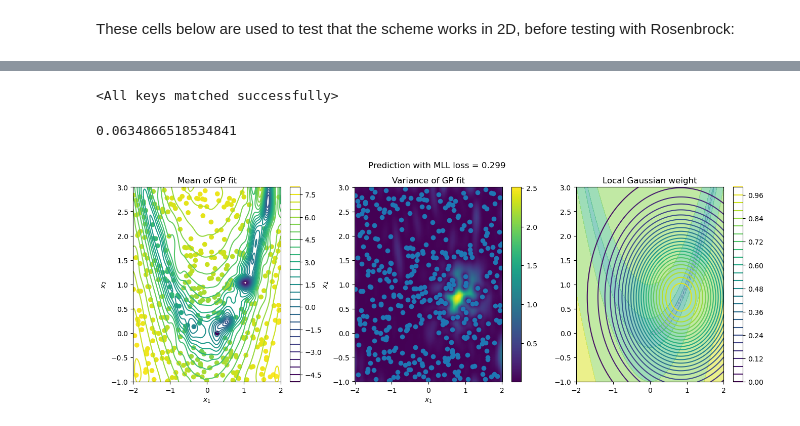
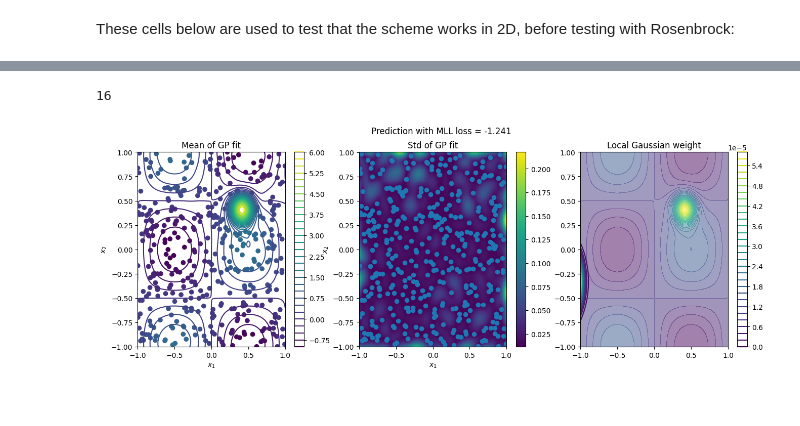
Before and after one commit to huaiyuli/LocalKernelTest, a Jupyter notebook: Adapted_Kernel.ipynb, the cells around one changed output, grey strips where cells are left out. Saved outputs shown, nothing was run; the diff lists cells and outputs as text; code cells hidden in the pictures.

Commit message:
Added some tests for the previous kernel

```diff
--- a/Adapted_Kernel.ipynb
+++ b/Adapted_Kernel.ipynb
@@ -648,0 +759,2 @@ plt.colorbar()
+# %%
+model2.load_state_dict(hypers_list[45])
@@ -728,22 +1029,21 @@ for init_draw in range(50):
 
             optimizer.step(closure)
             loss = closure()
-    except Exception:
-        print(Exception)
+
+        hypers_list.append(deepcopy(model2.state_dict()))
+        loss_list.append(loss.item())
+    except Exception as error:
+        print(error)
         hypers_list.append([])
         loss_list.append([])
         pass
     print('Test %d/%d - Loss: %.3f, globallengthscale: %.3f,  locallengthscale: %.3f   noise: %.3f variance: %.3f, position: %.3f, %.3f'  % (
         init_draw + 1, 50, loss.item(),
-        model2.covar_module.base_kernel.global_kernel.lengthscale[0,0],
-        model2.covar_module.base_kernel.local_kernels[0].lengthscale[0,0],
+        model2.covar_module.global_kernel.base_kernel.lengthscale[0,0],
+        model2.covar_module.local_kernels[0].base_kernel.lengthscale[0,0],
         model2.likelihood.noise.item(),
-        model2.covar_module.outputscale.item(),
-        model2.covar_module.base_kernel.local_position[0,0],
-        model2.covar_module.base_kernel.local_position[0,1]
+        model2.covar_module.global_kernel.outputscale.item(),
+        model2.covar_module.local_position[0,0],
+        model2.covar_module.local_position[0,1]
     ))
-    model2.eval()
-    likelihood.eval()
-    hypers_list.append(deepcopy(model2.state_dict()))
-    loss_list.append(loss.item())
 # %% [output]
@@ -767,16 +1055,13 @@ Test 50/50 - Loss: 0.113, globallengthscale: 1.068,  locallengthscale: 0.140   n
-# %%
-model2.load_state_dict(hypers_list[35])
-# %% [output]
-<All keys matched successfully>
-# %%
-loss_list[17]
-# %% [output]
-0.0634866518534841
+# %%
+np.array(loss_list).argmin()
+# %% [output]
+16
 # %%
+model2.load_state_dict(hypers_list[5])
 model2.eval()
 likelihood.eval()
 # Our test grid
-[Xi, Xj] = np.meshgrid(np.linspace(-2, 2, 200), np.linspace(-1, 3, 200))
+[Xi, Xj] = np.meshgrid(np.linspace(-1, 1, 200), np.linspace(-1,1, 200))
 Xnew2 = np.vstack((Xi.ravel(), Xj.ravel())).T
 Xtnew2 = torch.from_numpy(Xnew2)
 # Predict the mean and covariance of the GP fit at the test locations
@@ -786,38 +1071,39 @@ with torch.no_grad(), gpytorch.settings.fast_pred_var():
     mean2 = model_pred.mean
 
 cov2 = cov2.numpy()
 mean2 = mean2.numpy()
 # Setup plot environment
 #plt.figure(figsize=(16, 5))
 # Left plot shows mean of GP fit
 fig, (ax1, ax2, ax3) = plt.subplots(1,3, figsize=(16, 5))
-fig.suptitle("Prediction with MLL loss = %.3f" % loss_list[35])
+fig.suptitle("Prediction with MLL loss = %.3f" % loss_list[5])
 # Plot mean surface
-predpic = ax1.contour(Xi, Xj, mean2.reshape(Xi.shape), 30)
+predpic = ax1.contour(Xi, Xj, mean2.reshape(Xi.shape), 30,
+                     )
 # Show sample locations
-ax1.scatter(XYt2[...,:-1].numpy(), XYt2[...,1:].numpy(), c=Zt2.log().numpy(),
+ax1.scatter(XYt2[...,:-1].numpy(), XYt2[...,1:].numpy(), c=Zt2.numpy(),
             #norm=LogNorm()
             )
 # Annotate plot
 ax1.set_xlabel("$x_1$"), ax1.set_ylabel("$x_2$")
 ax1.set_title("Mean of GP fit"), fig.colorbar(predpic,ax=ax1)
 
 # Middle plot shows the variance of the GP
 # Plot variance surface
-predvar = ax2.pcolor(Xi, Xj, cov2.reshape(Xi.shape))
+predvar = ax2.pcolor(Xi, Xj, np.sqrt(cov2.reshape(Xi.shape)))
 # Show sample locations
 ax2.scatter(XYt2[...,:-1].numpy(), XYt2[...,1:].numpy()
             #norm=LogNorm()
             )
 # Annotate plot
 ax2.set_xlabel("$x_1$"), ax2.set_ylabel("$x_2$")
-ax2.set_title("Variance of GP fit"), fig.colorbar(predvar,ax=ax2)
+ax2.set_title("Std of GP fit"), fig.colorbar(predvar,ax=ax2)
 #ax = plt.subplot(133)
 predweight = ax3.contour(Xi, Xj, model2.covar_module.base_kernel.omega_l(Xtnew2, log_prob=False)[0].detach().numpy().reshape(Xi.shape),30)
 fig.colorbar(predweight, ax=ax3)
-ax3.contourf(Xt2.numpy(), Yt2.numpy(), Rosenbrock2D(torch.cat(tuple(torch.dstack([Xt2, Yt2])))).reshape(Xt2.shape).numpy(),
-            30,locator=ticker.LogLocator(), alpha=.5)
+ax3.contourf(Xt2.numpy(), Yt2.numpy(), f2_torch(torch.cat(tuple(torch.dstack([Xt2, Yt2])))).reshape(Xt2.shape).numpy(),
+            30, alpha=.5)
 ax3.set_title("Local position and target")
 plt.title("Local Gaussian weight");
 # %% [output]
-[figure, old version]
+[figure, new version]
```
Also changed, not shown: parts of 34 cells of this notebook.
